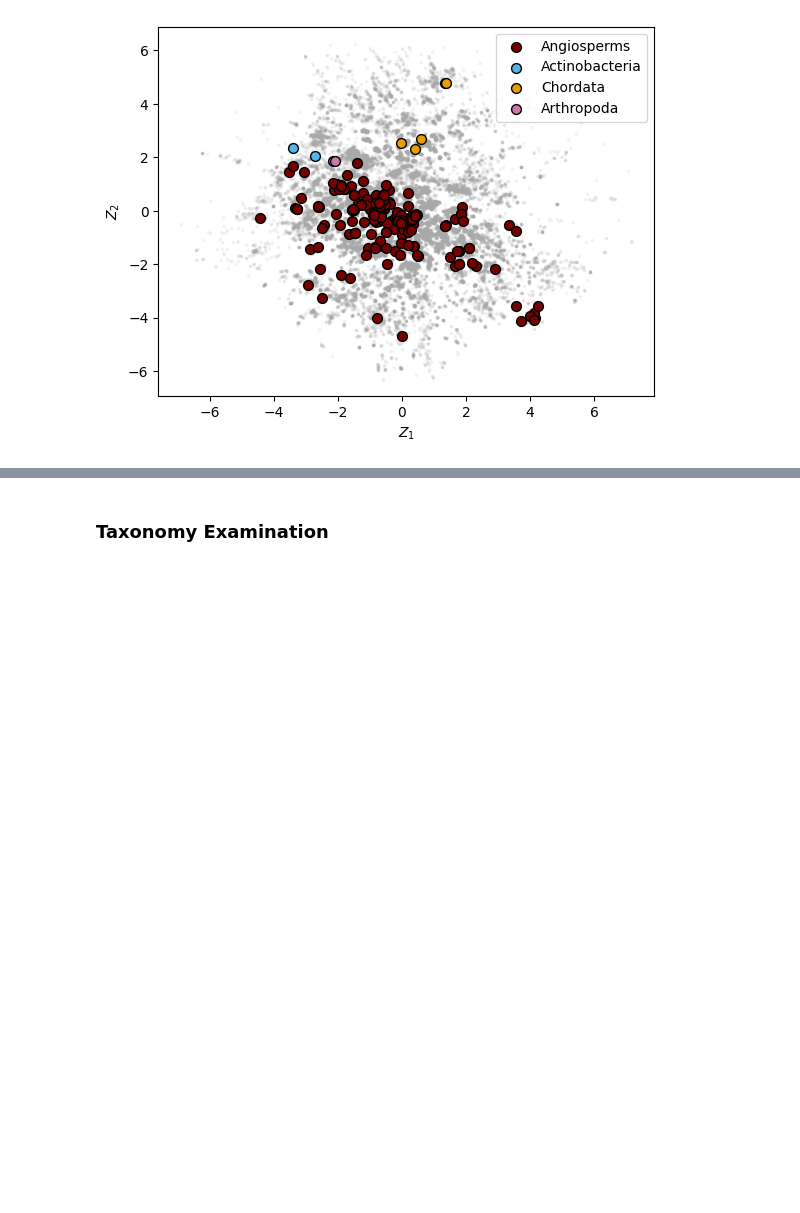
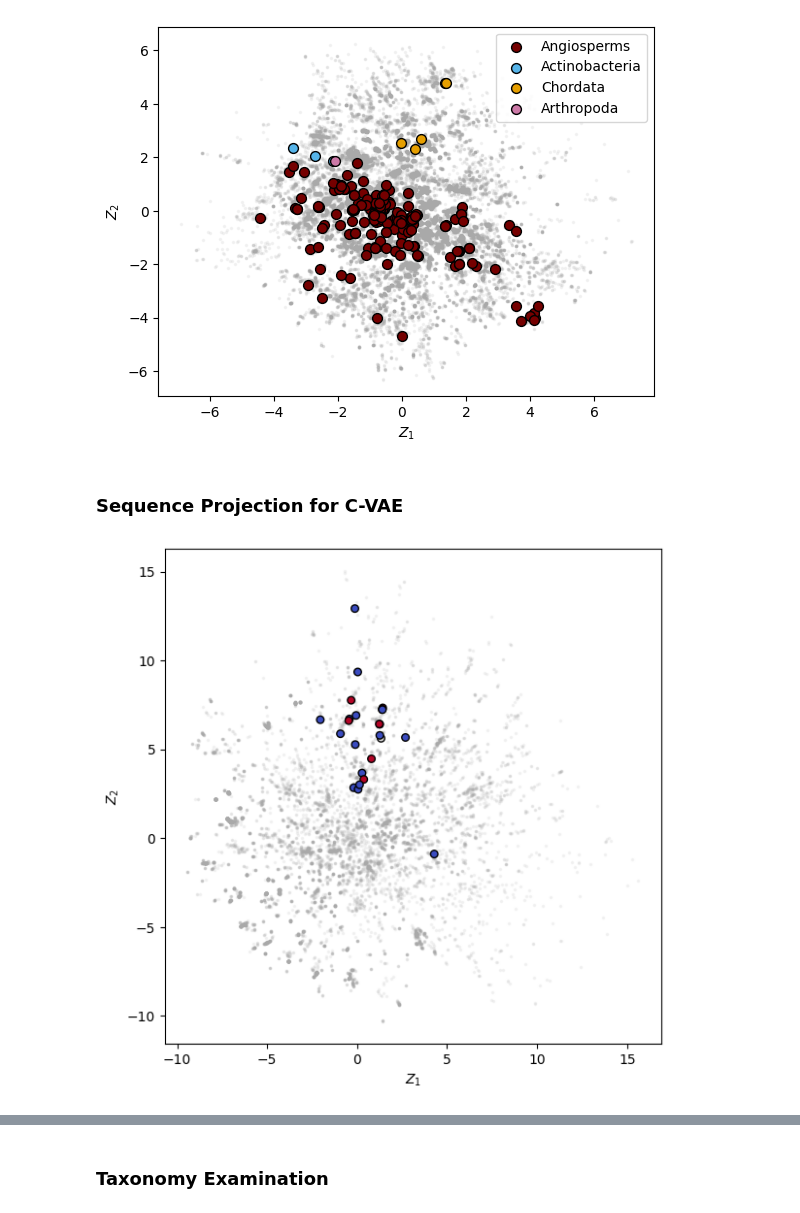
Before and after one commit to daha-la/VAE-enzymes, a Jupyter notebook: vae_notebooks/notebooks/vae_ancestors.ipynb, the cells around one changed output, grey strips where cells are left out. Saved outputs shown, nothing was run; the diff lists cells and outputs as text; code cells hidden in the pictures; blank space fills up the shorter version.

```diff
--- a/vae_notebooks/notebooks/vae_ancestors.ipynb
+++ b/vae_notebooks/notebooks/vae_ancestors.ipynb
@@ -653,3 +685,18 @@ ax.legend(fontsize=10)
 fig_lat.savefig(os.path.join(run.results, "latent_space_with_knownGT1_seq.png"))
 # %% [output]
 [figure]
+# %% [markdown]
+### Sequence Projection for C-VAE
+# %%
+All_data_df = pd.read_csv('../../All_data.csv')
+Dataset1 = All_data_df[All_data_df.ID=='Dataset1']
+latent_space = LatentSpace(run)
+hmm_name = 'GASP'#'PFAM201''EnzymeMiner_PtUGT1'
+# %%
+Dataset1_Dichloroaniline_bin = Dataset1[(Dataset1.Acceptor=='3,4-Dichloroaniline')&(Dataset1.Measurement_type=='Activity_score')]
+Dataset1_Dichloroaniline_labels = torch.tensor([[1,0] if val == 1 else [0,1] for val in Dataset1_Dichloroaniline_bin['Measurement_val']])
+with open('../datasets/Dataset1_Dichloroaniline.faa','w') as f:
+    for enz,seq in zip(Dataset1_Dichloroaniline_bin['Official_name'],Dataset1_Dichloroaniline_bin['Sequence']):
+        f.write(f'>{enz}\n{seq}\n')
+dataset1_bin_encode = encode_custom_seqs_conditional('Dataset1_Dichloroaniline',hmm_name,run.result,Dataset1_Dichloroaniline_labels,fasta_ext='faa',model= f'vae_fold_0.model')
+Dataset1_Dichloroaniline_bin = Dataset1_Dichloroaniline_bin.merge(dataset1_bin_encode, left_on='Official_name', right_index=True)
@@ -655,0 +711,15 @@ fig_lat.savefig(os.path.join(run.results, "latent_space_with_knownGT1_seq.png"))
+# %%
+fig_lat, ax = plt.subplots(figsize=(6,6))
+# Project
+ax.scatter(Dataset1_Dichloroaniline_bin.mu1, Dataset1_Dichloroaniline_bin.mu2, c=Dataset1_Dichloroaniline_bin.Measurement_val.to_numpy(dtype=float), alpha=1, s=30,edgecolor='black', zorder=3,cmap='coolwarm')
+ax.set_xlabel("$Z_1$")
+ax.set_ylabel("$Z_2$")
+
+ax.plot(msa_embeddings[:, 0], msa_embeddings[:, 1], '.', alpha=0.1, markersize=3, zorder=1,color='darkgray')
+#ax.set_xlim(-3,3)
+#ax.set_ylim(-5,11)
+ax.set_box_aspect(1)
+plt.tight_layout()
+fig_lat.savefig(os.path.join(run.results, "latent_space_with_D1_Dichloroaniline_bin.png"))
+# %% [output]
+[figure, added]
```
Also changed, not shown: parts of 10 cells of this notebook, 9 other files.
